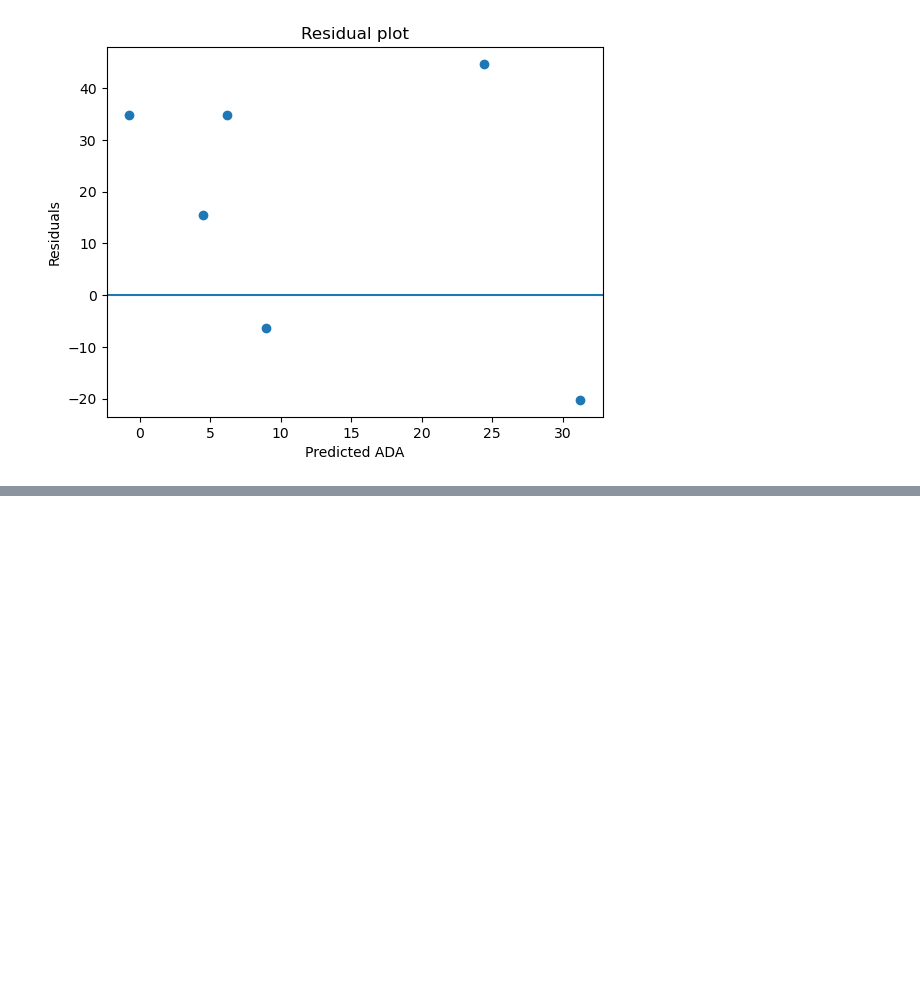
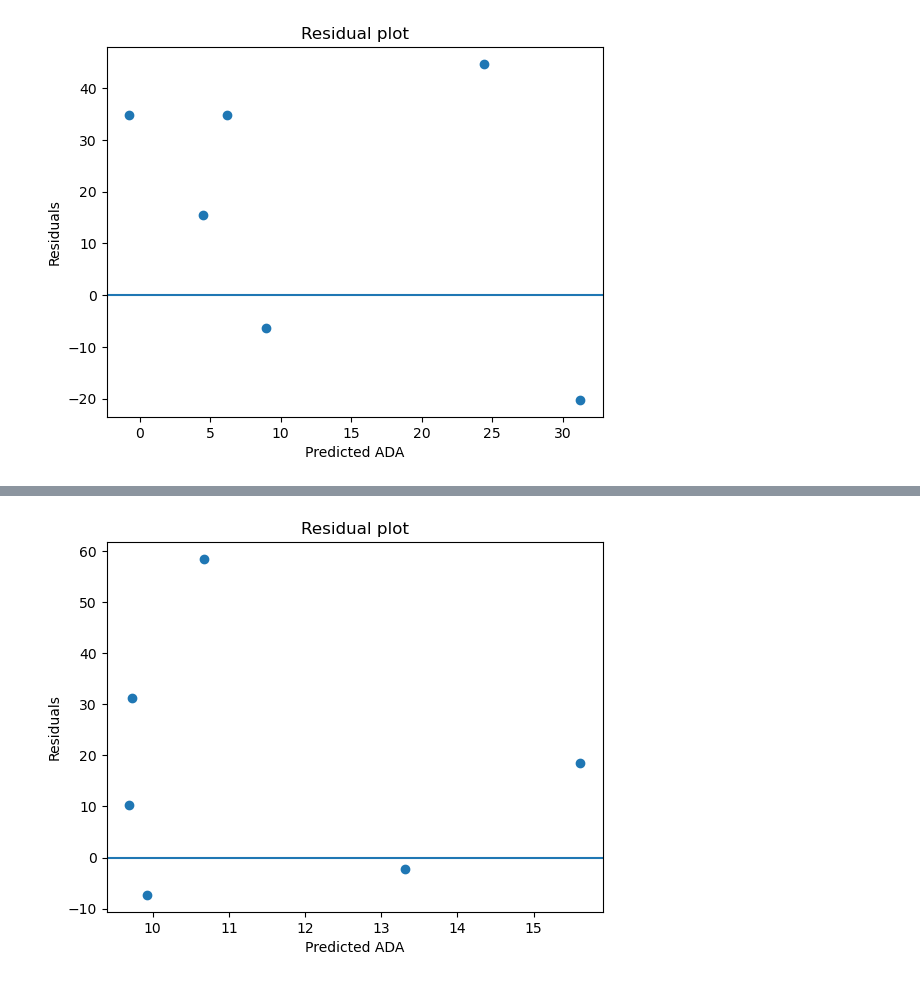
Before and after one commit to RebeckaAntonsson/Thesis, a Jupyter notebook: Immonogenecity_tool_testing/model_selection/Antibodies/AB_model_selection.ipynb, the cells around one changed output, grey strips where cells are left out. Saved outputs shown, nothing was run; the diff lists cells and outputs as text; code cells hidden in the pictures; blank space fills up the shorter version.

```diff
--- a/Immonogenecity_tool_testing/model_selection/Antibodies/AB_model_selection.ipynb
+++ b/Immonogenecity_tool_testing/model_selection/Antibodies/AB_model_selection.ipynb
@@ -748,0 +773,13 @@ plt.show()
+# %%
+all_predictors_NB['residuals'] = (
+    all_predictors_NB['ADA_percentage'] - all_predictors_NB['predicted_ADA']
+)
+plt.scatter(all_predictors_NB['predicted_ADA'],
+            all_predictors_NB['residuals'])
+plt.axhline(0)
+plt.xlabel("Predicted ADA")
+plt.ylabel("Residuals")
+plt.title("Residual plot")
+plt.show()
+# %% [output]
+[figure, added]
```
Also changed, not shown: parts of 2 cells of this notebook.
